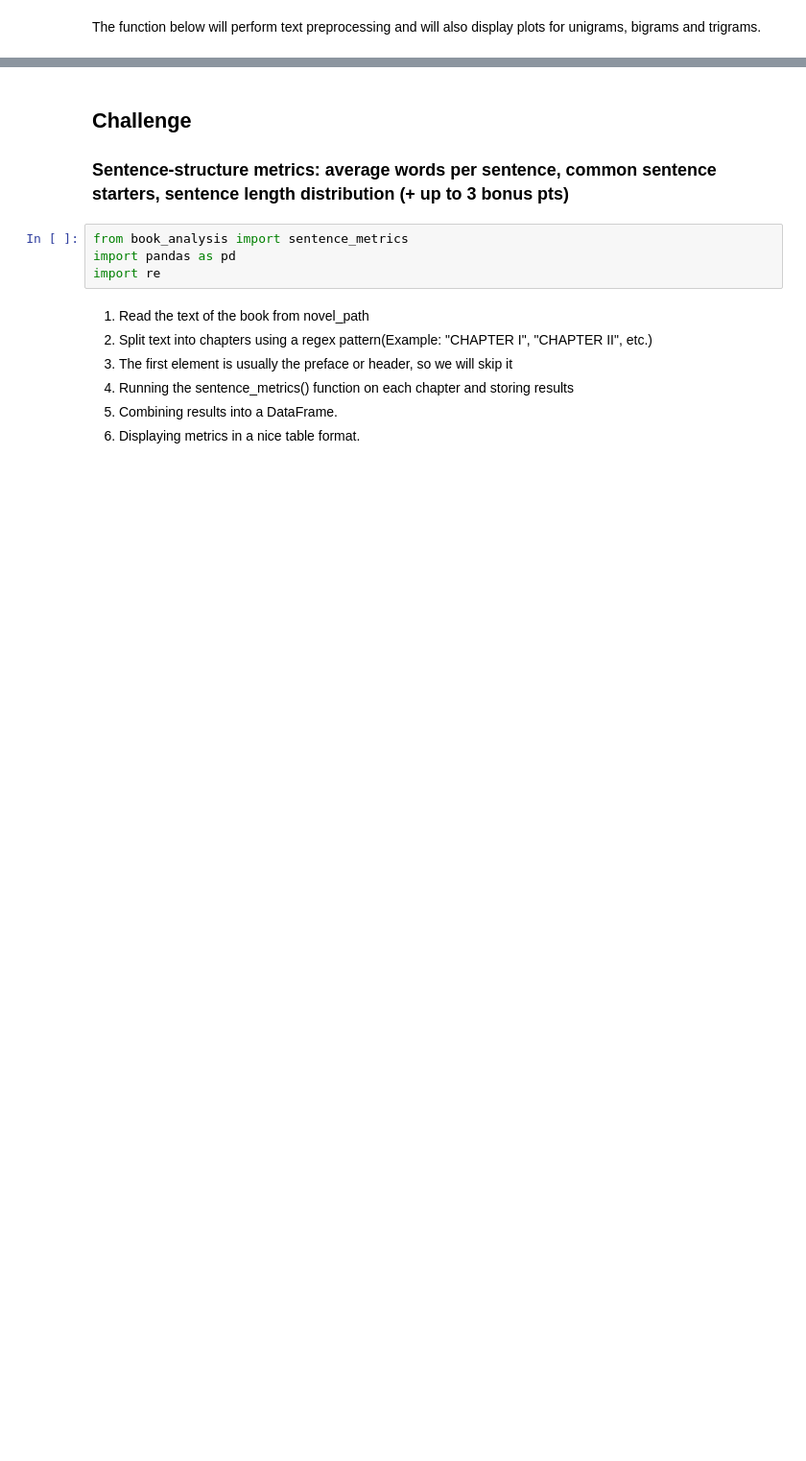
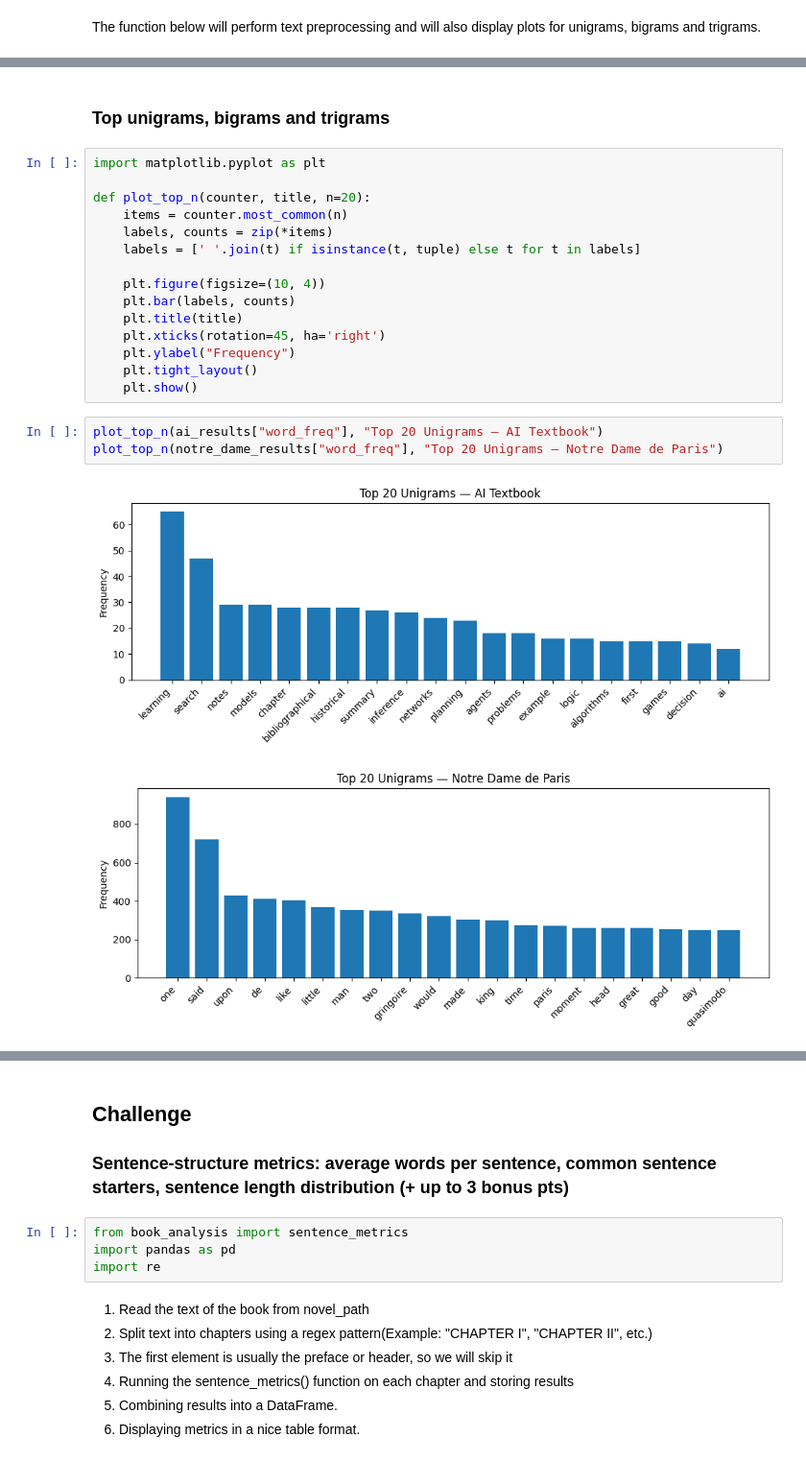
Before and after one commit to stephaniebie/book_analysis, a Jupyter notebook: Final_Report.ipynb, the cells around one changed output, grey strips where cells are left out. Shown at 96% size. Cells and saved outputs as stored; diff of their text form; blank space fills up the shorter version.

Commit message:
FInal changes to Q2 code, added plots and discussion points in notebook.

```diff
--- a/Final_Report.ipynb
+++ b/Final_Report.ipynb
@@ -212,0 +211,23 @@ gutenberg literary archive -> 13
+# %% [markdown]
+### Top unigrams, bigrams and trigrams
+# %%
+import matplotlib.pyplot as plt
+
+def plot_top_n(counter, title, n=20):
+    items = counter.most_common(n)
+    labels, counts = zip(*items)
+    labels = [' '.join(t) if isinstance(t, tuple) else t for t in labels]
+
+    plt.figure(figsize=(10, 4))
+    plt.bar(labels, counts)
+    plt.title(title)
+    plt.xticks(rotation=45, ha='right')
+    plt.ylabel("Frequency")
+    plt.tight_layout()
+    plt.show()
+# %%
+plot_top_n(ai_results["word_freq"], "Top 20 Unigrams — AI Textbook")
+plot_top_n(notre_dame_results["word_freq"], "Top 20 Unigrams — Notre Dame de Paris")
+# %% [output]
+[figure, added]
+[figure, added]
```
Also changed, not shown: parts of 9 cells of this notebook, 4 other files.
